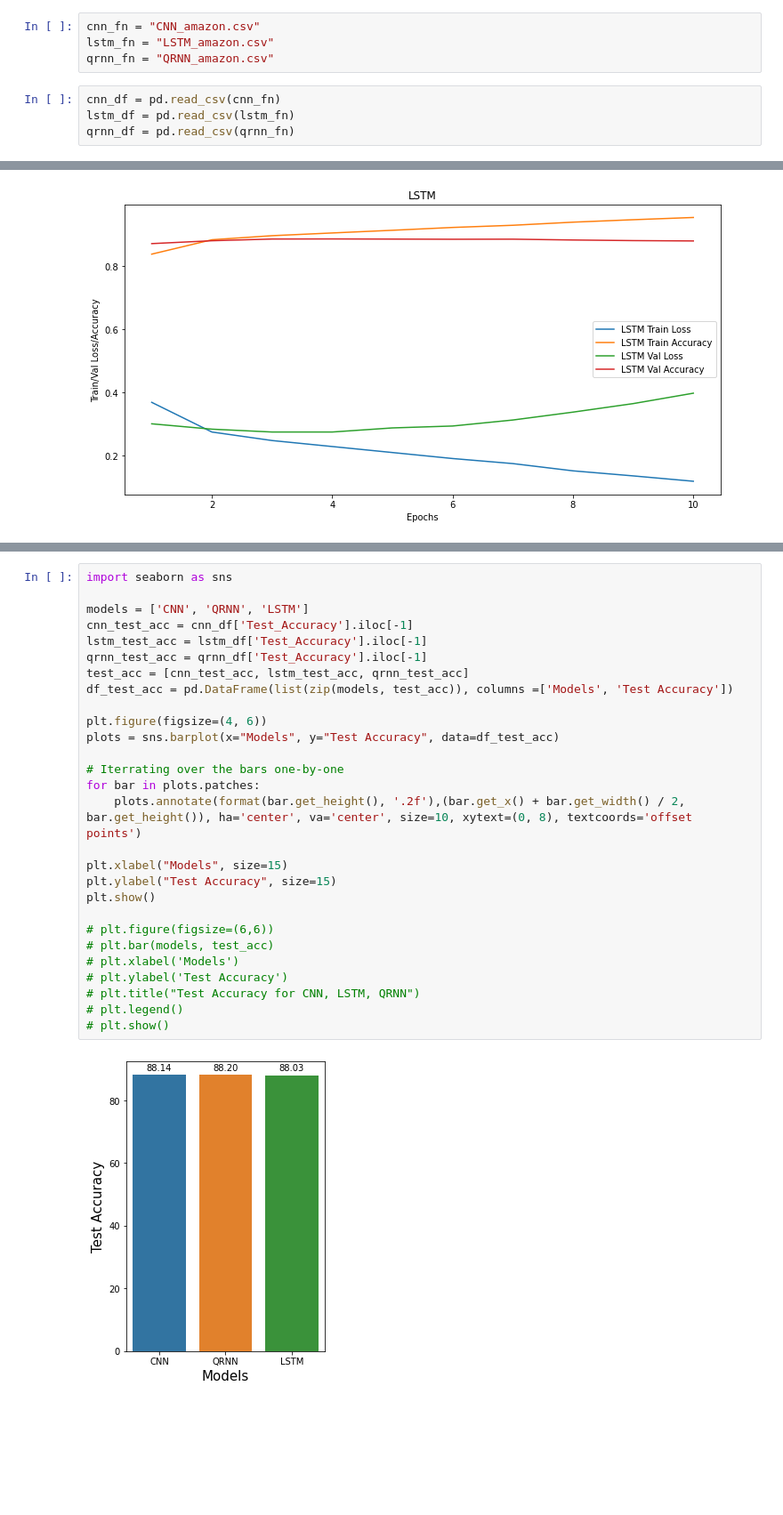
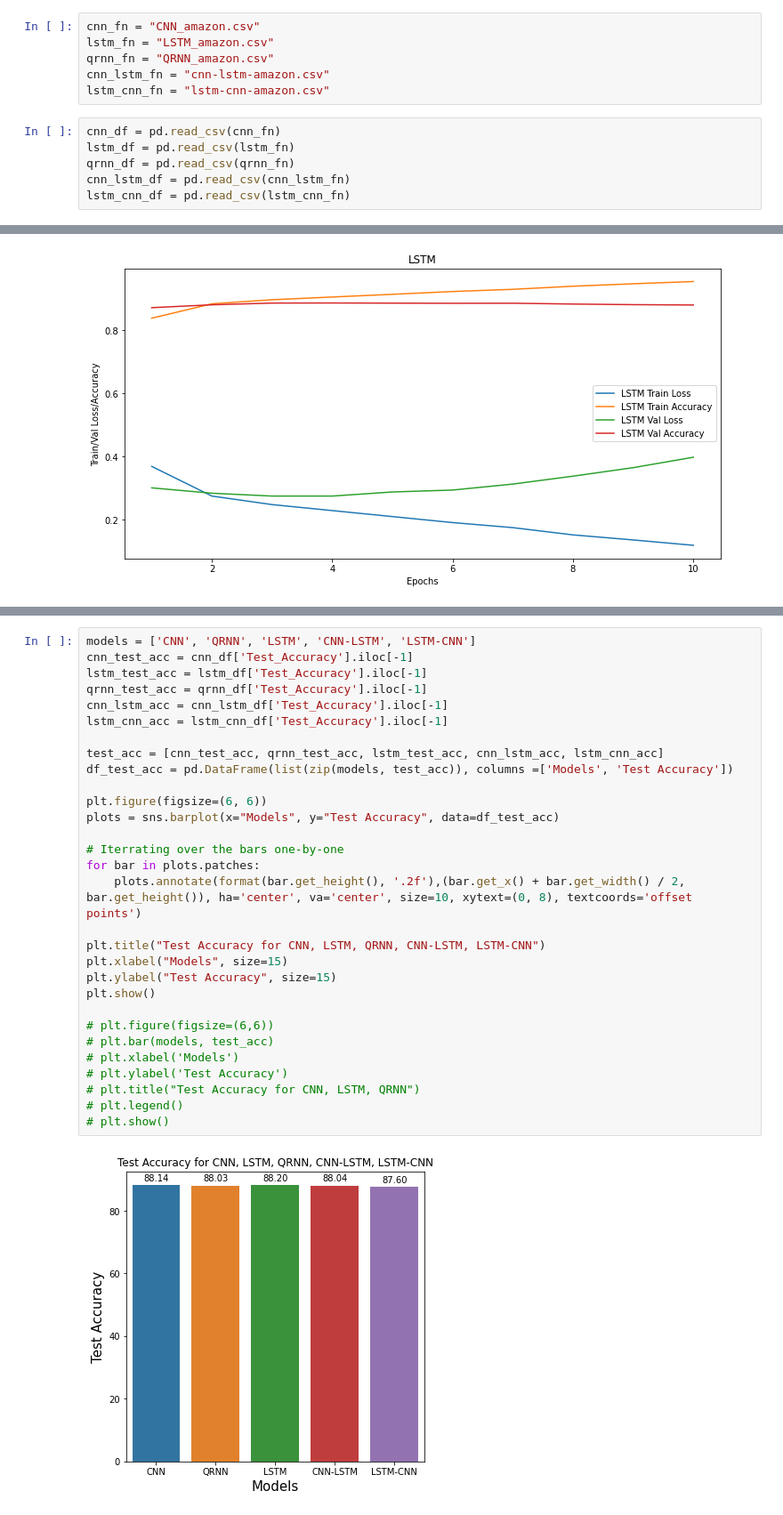
Before and after one commit to Shr2020/Sentiment-Analysis-Models-Comparative-Analysis, a Jupyter notebook: Amazon_graphs.ipynb, the cells around one changed output, grey strips where cells are left out. Shown at 89% size. Saved outputs shown, nothing was run; the diff lists cells and outputs as text; blank space fills up the shorter version.

```diff
--- a/Amazon_graphs.ipynb
+++ b/Amazon_graphs.ipynb
@@ -7,10 +7,14 @@ import numpy as np
 cnn_fn = "CNN_amazon.csv"
 lstm_fn = "LSTM_amazon.csv"
 qrnn_fn = "QRNN_amazon.csv"
+cnn_lstm_fn = "cnn-lstm-amazon.csv"
+lstm_cnn_fn = "lstm-cnn-amazon.csv"
 # %%
 cnn_df = pd.read_csv(cnn_fn)
 lstm_df = pd.read_csv(lstm_fn)
 qrnn_df = pd.read_csv(qrnn_fn)
+cnn_lstm_df = pd.read_csv(cnn_lstm_fn)
+lstm_cnn_df = pd.read_csv(lstm_cnn_fn)
 # %%
 cnn_df.head()
 # %% [output]
@@ -190,30 +295,32 @@ plt.show()
 # %%
-import seaborn as sns
-
-models = ['CNN', 'QRNN', 'LSTM']
+models = ['CNN', 'QRNN', 'LSTM', 'CNN-LSTM', 'LSTM-CNN']
 cnn_test_acc = cnn_df['Test_Accuracy'].iloc[-1]
 lstm_test_acc = lstm_df['Test_Accuracy'].iloc[-1]
 qrnn_test_acc = qrnn_df['Test_Accuracy'].iloc[-1]
-test_acc = [cnn_test_acc, lstm_test_acc, qrnn_test_acc]
+cnn_lstm_acc = cnn_lstm_df['Test_Accuracy'].iloc[-1]
+lstm_cnn_acc = lstm_cnn_df['Test_Accuracy'].iloc[-1]
+
+test_acc = [cnn_test_acc, qrnn_test_acc, lstm_test_acc, cnn_lstm_acc, lstm_cnn_acc]
 df_test_acc = pd.DataFrame(list(zip(models, test_acc)), columns =['Models', 'Test Accuracy'])
 
-plt.figure(figsize=(4, 6))
+plt.figure(figsize=(6, 6))
 plots = sns.barplot(x="Models", y="Test Accuracy", data=df_test_acc)
 
 # Iterrating over the bars one-by-one
 for bar in plots.patches:
     plots.annotate(format(bar.get_height(), '.2f'),(bar.get_x() + bar.get_width() / 2, bar.get_height()), ha='center', va='center', size=10, xytext=(0, 8), textcoords='offset points')
 
+plt.title("Test Accuracy for CNN, LSTM, QRNN, CNN-LSTM, LSTM-CNN")
 plt.xlabel("Models", size=15)
 plt.ylabel("Test Accuracy", size=15)
 plt.show()
 
 # plt.figure(figsize=(6,6))
 # plt.bar(models, test_acc)
 # plt.xlabel('Models')
 # plt.ylabel('Test Accuracy')
 # plt.title("Test Accuracy for CNN, LSTM, QRNN")
 # plt.legend()
 # plt.show()
 # %% [output]
-[figure, old version]
+[figure, new version]
```
Also changed, not shown: parts of 9 cells of this notebook, 5 other files.
